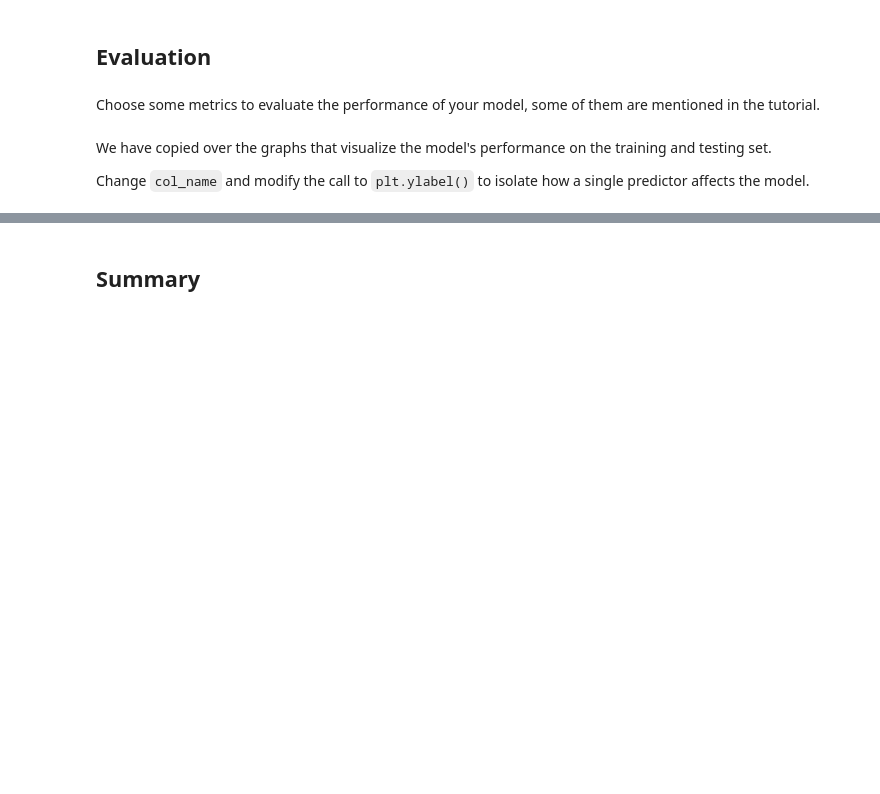
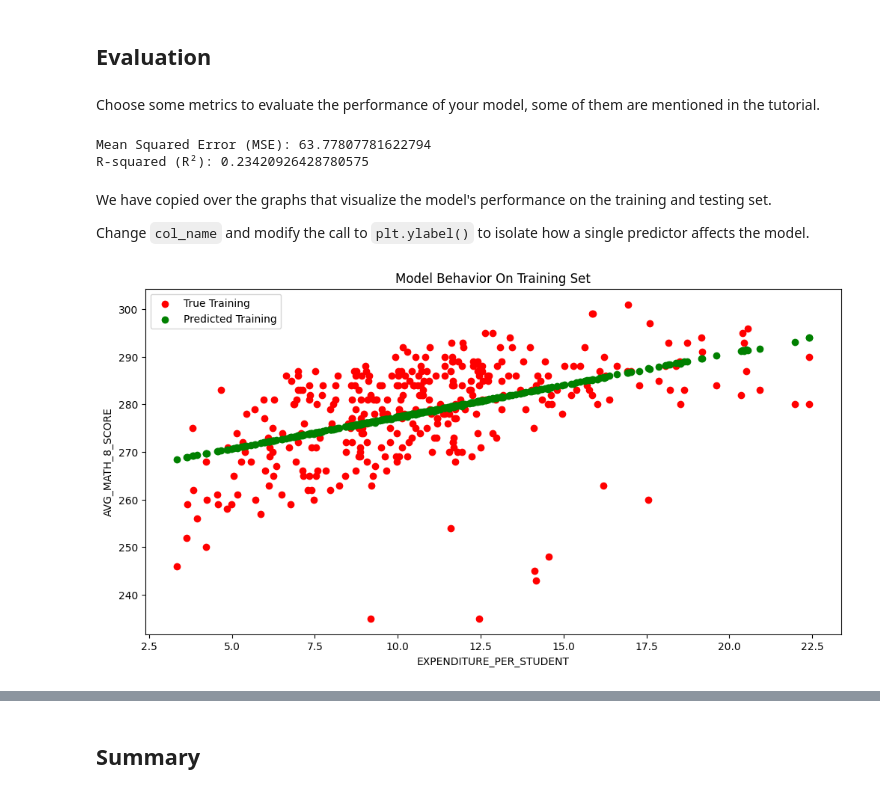
Before and after one commit to nickjohnsondls/MDST_Tutorials, a Jupyter notebook: tutorial1/checkpoint1.ipynb, the cells around one changed output, grey strips where cells are left out. Drawn from its saved outputs; the diff is of its cells as text; code cells hidden in the pictures; blank space fills up the shorter version.

```diff
--- a/tutorial1/checkpoint1.ipynb
+++ b/tutorial1/checkpoint1.ipynb
@@ -246,0 +248,8 @@ model.fit(X_train, y_train)
+# %%
+# import your sklearn class here
+# import your sklearn class here
+from sklearn.linear_model import LinearRegression
+
+# create your model here
+model = LinearRegression()
+model.fit(X_train_dropped, y_train_dropped)
@@ -250,19 +261,32 @@ y_pred = model.predict(X_test)
 ## Evaluation
 # %% [markdown]
 Choose some metrics to evaluate the performance of your model, some of them are mentioned in the tutorial.
+# %%
+from sklearn.metrics import mean_squared_error, r2_score
+mse = mean_squared_error(y_test_dropped, y_pred)
+r2 = r2_score(y_test_dropped, y_pred)
+
+print(f'Mean Squared Error (MSE): {mse}')
+print(f'R-squared (R²): {r2}')
+# %% [output]
+Mean Squared Error (MSE): 63.77807781622794
+R-squared (R²): 0.23420926428780575
 # %% [markdown]
 We have copied over the graphs that visualize the model's performance on the training and testing set.
 
 Change `col_name` and modify the call to `plt.ylabel()` to isolate how a single predictor affects the model.
 # %%
-# col_name = 'COLUMN NAME OF ONE PREDICTOR'
+col_name = 'EXPENDITURE_PER_STUDENT'
 
-# f = plt.figure(figsize=(12,6))
-# plt.scatter(X_train[col_name], y_train, color = "red")
-# plt.scatter(X_train[col_name], model.predict(X_train), color = "green")
+f = plt.figure(figsize=(12,6))
+plt.scatter(X_train_dropped[col_name], y_train_dropped, color = "red")
+plt.scatter(X_train_dropped[col_name], model.predict(X_train_dropped), color = "green")
 
-# plt.legend(['True Training','Predicted Training'])
-# plt.xlabel(col_name)
-# plt.ylabel('NAME OF THE PREDICTOR')
-# plt.title("Model Behavior On Training Set")
+plt.legend(['True Training', 'Predicted Training'])
+plt.xlabel(col_name)
+plt.ylabel('AVG_MATH_8_SCORE')
+plt.title("Model Behavior On Training Set")
+plt.show()
+# %% [output]
+[figure, added]
 # %%
```
Also changed, not shown: parts of 12 cells of this notebook, 1 other file.
